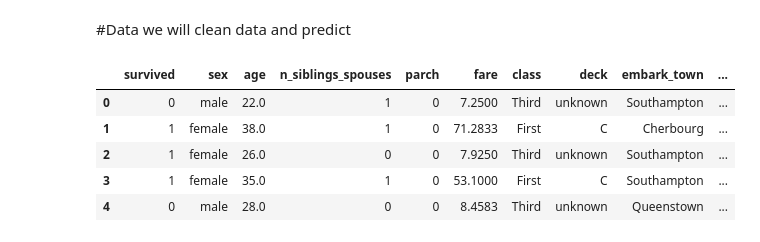
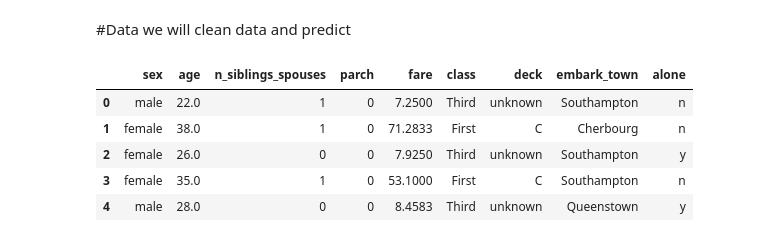
Before and after one commit to rorode8/Tensor, a Jupyter notebook: Tensor.ipynb, the cells around one changed output. Saved outputs shown, nothing was run; the diff lists cells and outputs as text; code cells hidden in the pictures.

```diff
--- a/Tensor.ipynb
+++ b/Tensor.ipynb
@@ -85,15 +85,16 @@ we will clean data and predict
 # %%
 # Load dataset.
 dftrain = pd.read_csv('https://storage.googleapis.com/tf-datasets/titanic/train.csv') # training data
 dfeval = pd.read_csv('https://storage.googleapis.com/tf-datasets/titanic/eval.csv') # testing data, this is to ensure that it's not biased, it doesn't make sense to try data that
                                                                                     # was usd for training the model
 dftrain.head()
-#y_train = dftrain.pop('survived')
-#y_eval = dfeval.pop('survived')
+y_train = dftrain.pop('survived') #removes survived column and stores it in y_train, because this is the value we want to predict
+y_eval = dfeval.pop('survived')
+dftrain.head()
 # %% [output]
-|  | survived | sex | age | n_siblings_spouses | parch | fare | class | deck | embark_town | ... |
-| 0 | 0 | male | 22.0 | 1 | 0 | 7.2500 | Third | unknown | Southampton | ... |
-| 1 | 1 | female | 38.0 | 1 | 0 | 71.2833 | First | C | Cherbourg | ... |
-| 2 | 1 | female | 26.0 | 0 | 0 | 7.9250 | Third | unknown | Southampton | ... |
-| 3 | 1 | female | 35.0 | 1 | 0 | 53.1000 | First | C | Southampton | ... |
-| 4 | 0 | male | 28.0 | 0 | 0 | 8.4583 | Third | unknown | Queenstown | ... |
+|  | sex | age | n_siblings_spouses | parch | fare | class | deck | embark_town | alone |
+| 0 | male | 22.0 | 1 | 0 | 7.2500 | Third | unknown | Southampton | n |
+| 1 | female | 38.0 | 1 | 0 | 71.2833 | First | C | Cherbourg | n |
+| 2 | female | 26.0 | 0 | 0 | 7.9250 | Third | unknown | Southampton | y |
+| 3 | female | 35.0 | 1 | 0 | 53.1000 | First | C | Southampton | n |
+| 4 | male | 28.0 | 0 | 0 | 8.4583 | Third | unknown | Queenstown | y |
```
Also changed, not shown: parts of 6 cells of this notebook.
